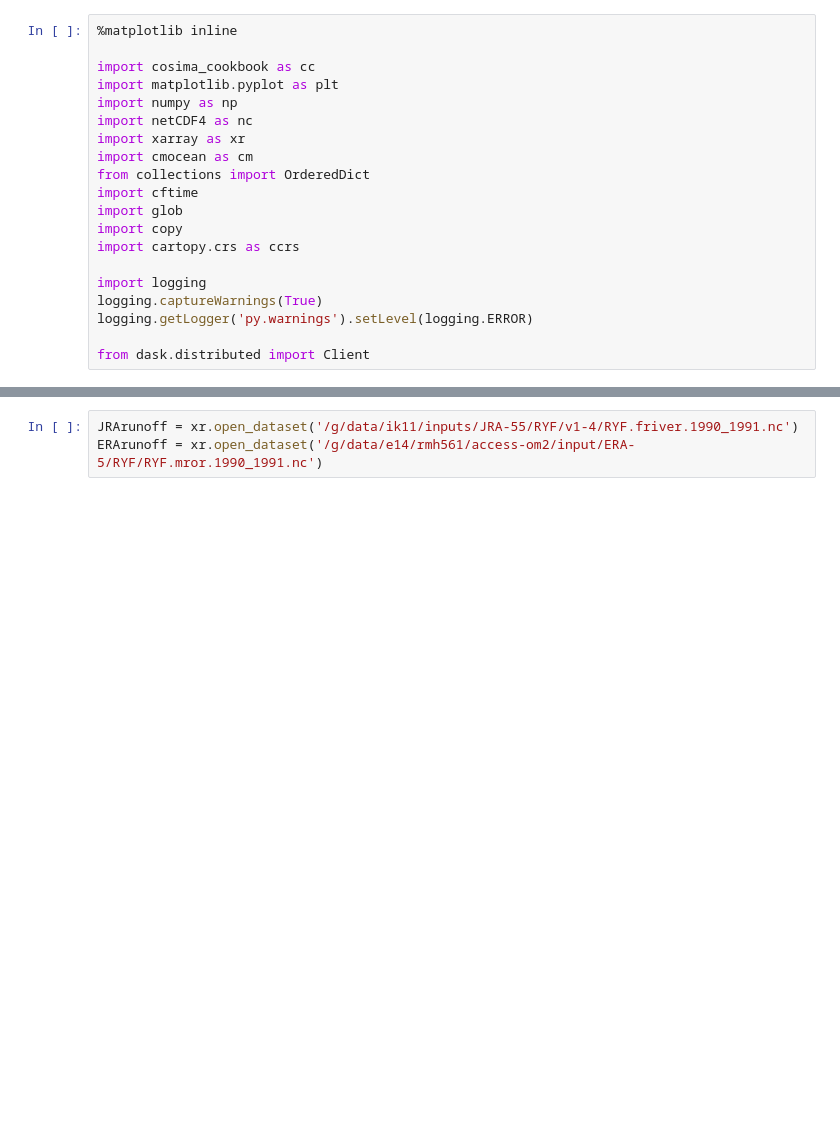
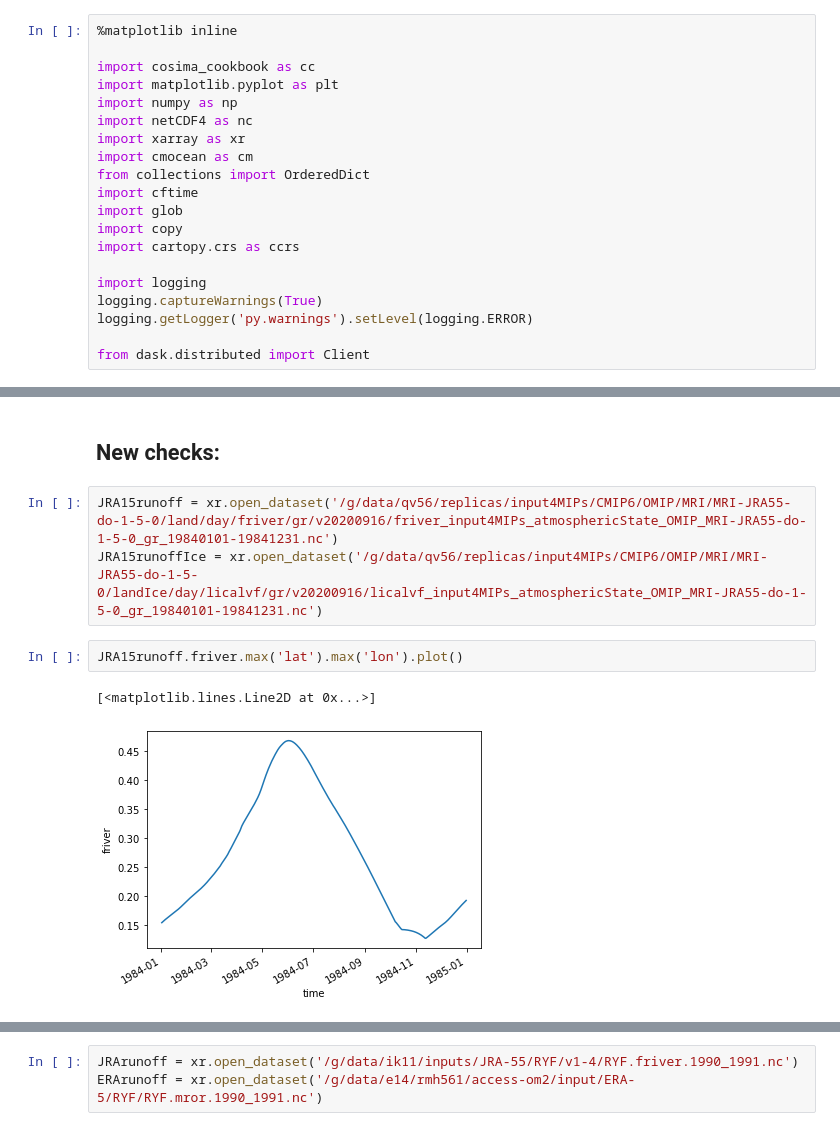
Before and after one commit to rmholmes/cosima-scripts, a Jupyter notebook: ERA-5/Runoff_Comparison.ipynb, the cells around one changed output, grey strips where cells are left out. Saved outputs shown, nothing was run; the diff lists cells and outputs as text; blank space fills up the shorter version.

```diff
--- a/ERA-5/Runoff_Comparison.ipynb
+++ b/ERA-5/Runoff_Comparison.ipynb
@@ -51,0 +52,10 @@ Worker: 1
+# %% [markdown]
+## New checks:
+# %%
+JRA15runoff = xr.open_dataset('/g/data/qv56/replicas/input4MIPs/CMIP6/OMIP/MRI/MRI-JRA55-do-1-5-0/land/day/friver/gr/v20200916/friver_input4MIPs_atmosphericState_OMIP_MRI-JRA55-do-1-5-0_gr_19840101-19841231.nc')
+JRA15runoffIce = xr.open_dataset('/g/data/qv56/replicas/input4MIPs/CMIP6/OMIP/MRI/MRI-JRA55-do-1-5-0/landIce/day/licalvf/gr/v20200916/licalvf_input4MIPs_atmosphericState_OMIP_MRI-JRA55-do-1-5-0_gr_19840101-19841231.nc')
+# %%
+JRA15runoff.friver.max('lat').max('lon').plot()
+# %% [output]
+[<matplotlib.lines.Line2D at 0x...>]
+[figure, added]
```
Also changed, not shown: parts of 3 cells of this notebook, 1 other file.
